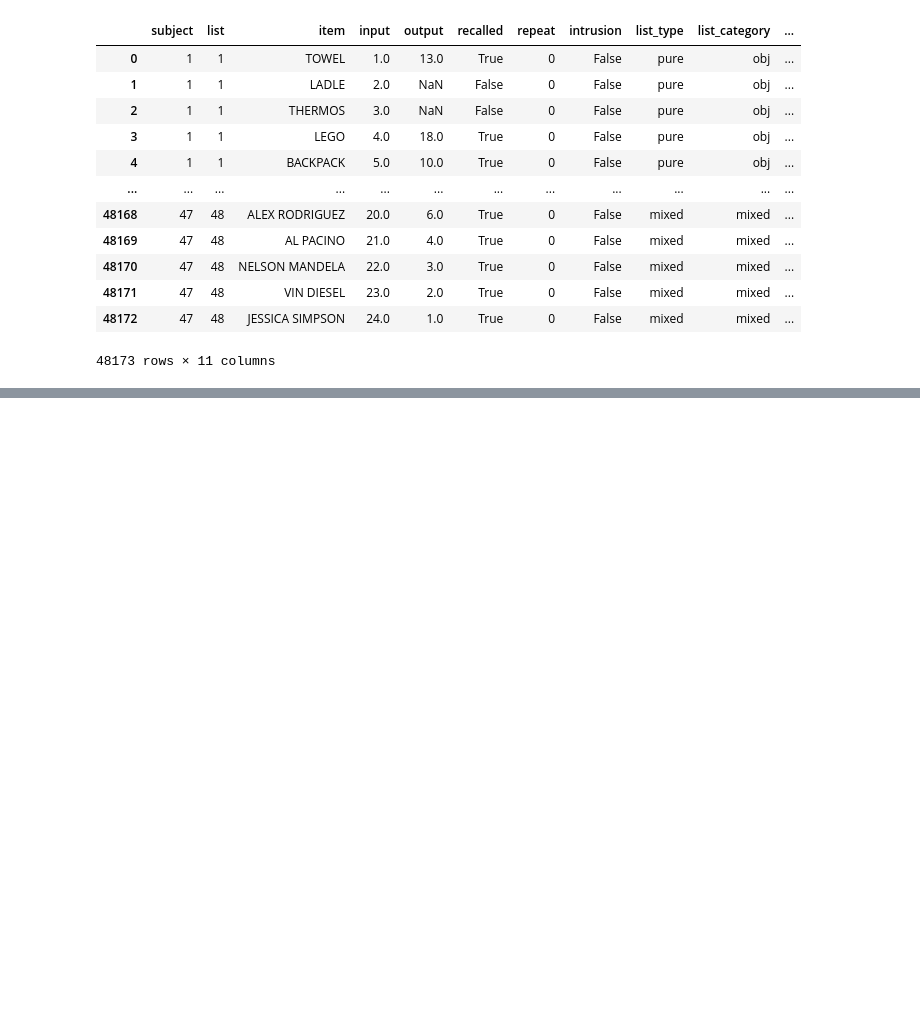
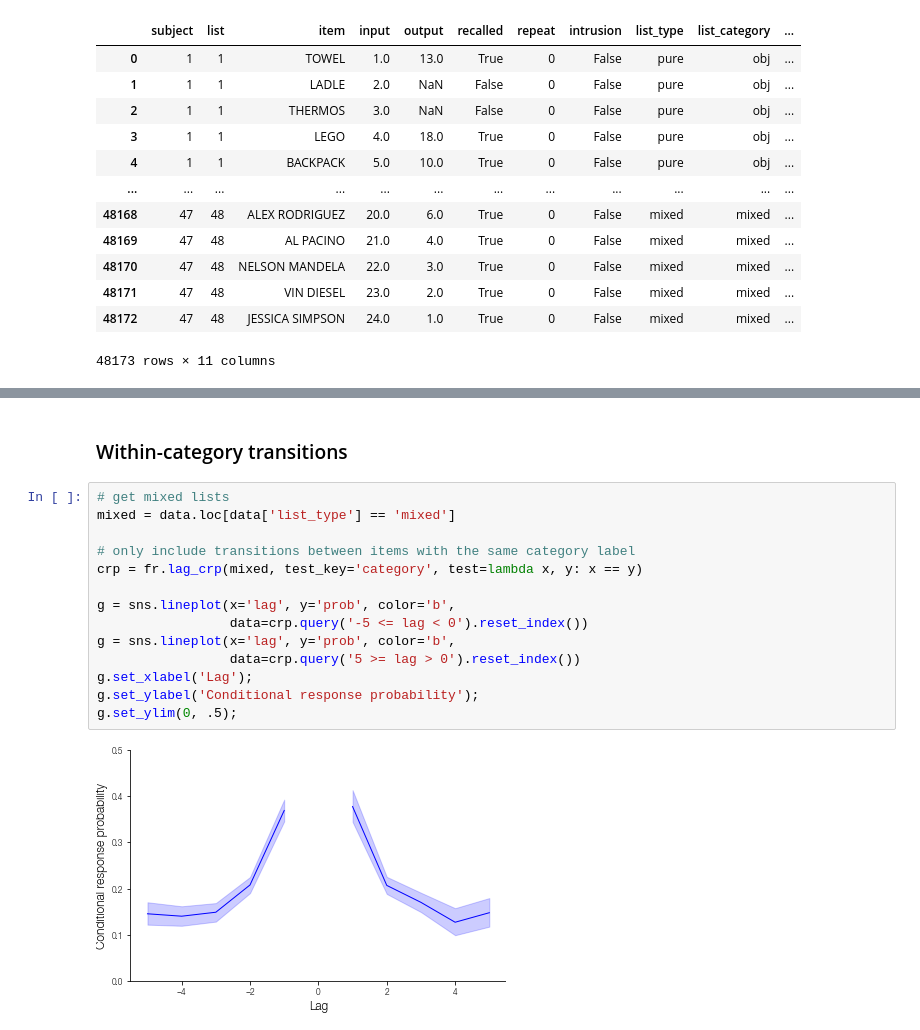
Before and after one commit to mortonne/psifr, a Jupyter notebook: jupyter/demo_clustering.ipynb, the cells around one changed output, grey strips where cells are left out. Cells and saved outputs as stored; diff of their text form; blank space fills up the shorter version.

```diff
--- a/jupyter/demo_clustering.ipynb
+++ b/jupyter/demo_clustering.ipynb
@@ -99,0 +130,18 @@ sns.lineplot(x='lag', y='prob',
+# %% [markdown]
+### Within-category transitions
+# %%
+# get mixed lists
+mixed = data.loc[data['list_type'] == 'mixed']
+
+# only include transitions between items with the same category label
+crp = fr.lag_crp(mixed, test_key='category', test=lambda x, y: x == y)
+
+g = sns.lineplot(x='lag', y='prob', color='b',
+                 data=crp.query('-5 <= lag < 0').reset_index())
+g = sns.lineplot(x='lag', y='prob', color='b',
+                 data=crp.query('5 >= lag > 0').reset_index())
+g.set_xlabel('Lag');
+g.set_ylabel('Conditional response probability');
+g.set_ylim(0, .5);
+# %% [output]
+[figure, added]
```
Also changed, not shown: parts of 27 cells of this notebook.
